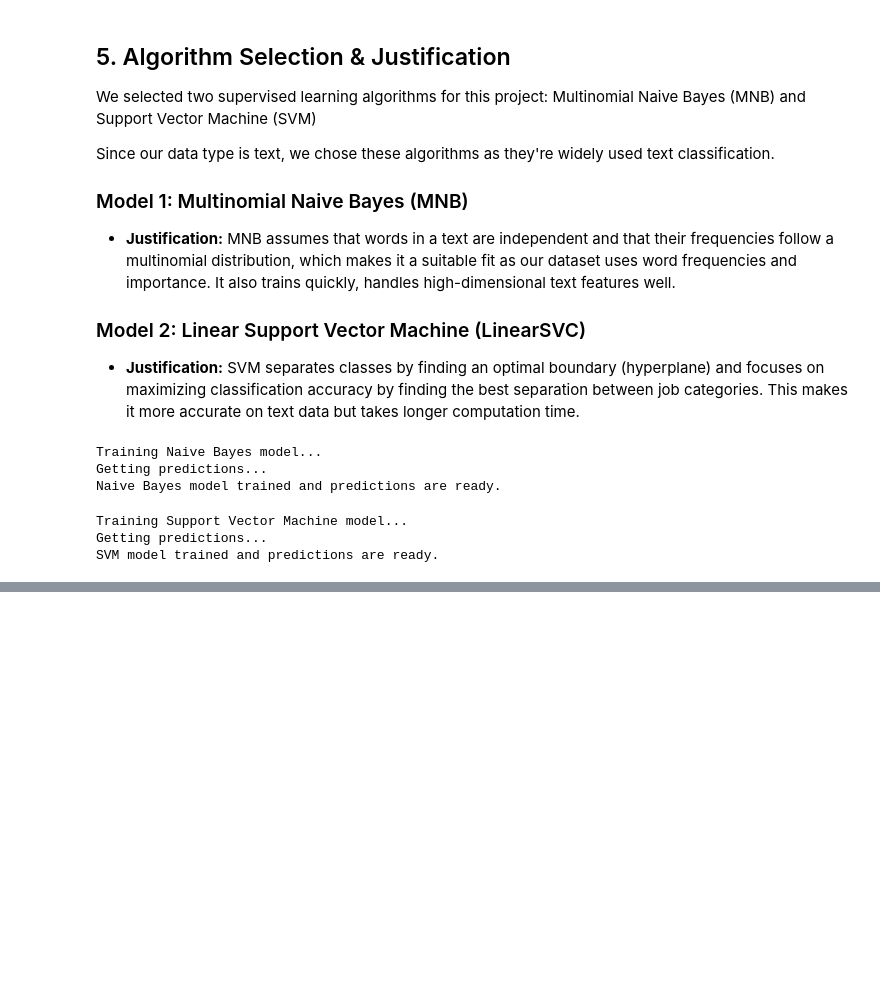
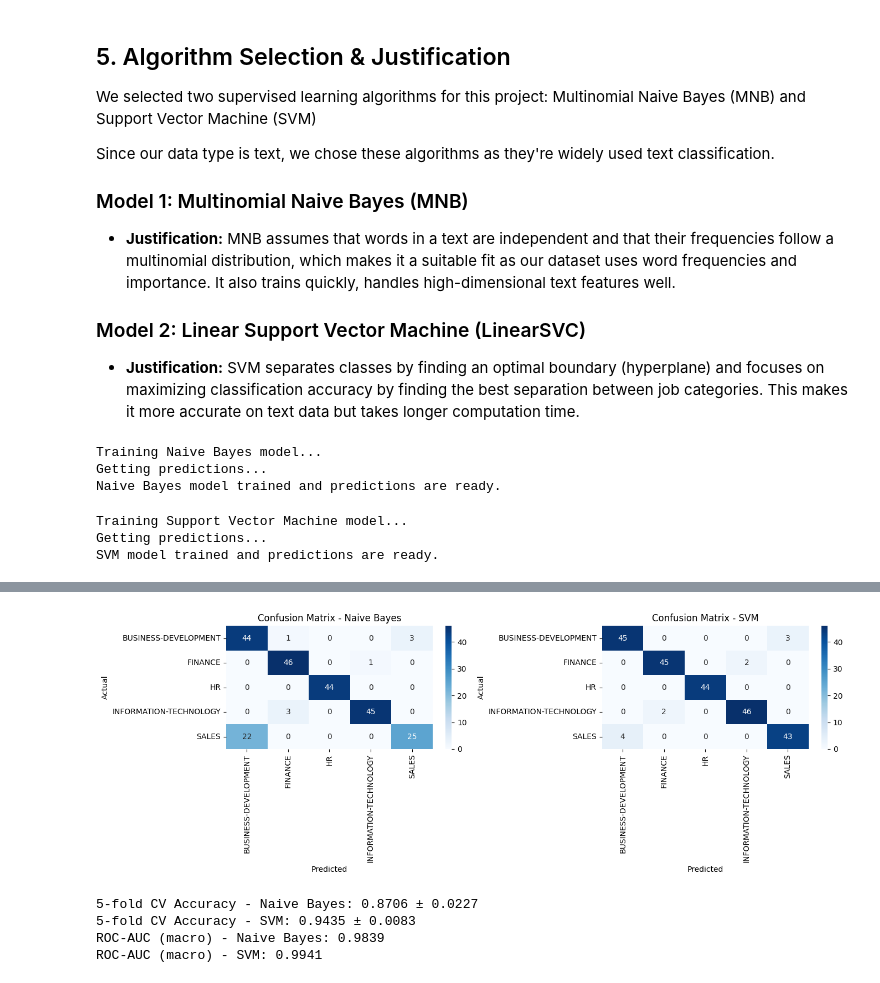
Before and after one commit to RanaaAlanezi/SWE485-Project-Group7, a Jupyter notebook: Supervised_Learning/Phase2_Supervised_Learning.ipynb, the cells around one changed output, grey strips where cells are left out. Drawn from its saved outputs; the diff is of its cells as text; code cells hidden in the pictures; blank space fills up the shorter version.

```diff
--- a/Supervised_Learning/Phase2_Supervised_Learning.ipynb
+++ b/Supervised_Learning/Phase2_Supervised_Learning.ipynb
@@ -164,3 +164,69 @@ Getting predictions...
 SVM model trained and predictions are ready.
 # %%
 ## 8. Evaluation & Comparison
+
+# Compute metrics and compare model performance
+from sklearn.metrics import accuracy_score, classification_report, confusion_matrix, roc_auc_score
+from sklearn.preprocessing import label_binarize
+from sklearn.model_selection import cross_val_score
+import matplotlib.pyplot as plt
+import seaborn as sns
+
+# Accuracy
+acc_nb = accuracy_score(y_test, y_pred_nb)
+acc_svm = accuracy_score(y_test, y_pred_svm)
+
+print("🔹 Accuracy - Naive Bayes: {:.4f}".format(acc_nb))
+print("🔹 Accuracy - SVM: {:.4f}\n".format(acc_svm))
+
+# Classification report
+print("Classification Report - Naive Bayes")
+print(classification_report(y_test, y_pred_nb, zero_division=0))
+
+print("Classification Report - SVM")
+print(classification_report(y_test, y_pred_svm, zero_division=0))
+
+# Confusion matrices
+labels = sorted(y.unique())
+cm_nb = confusion_matrix(y_test, y_pred_nb, labels=labels)
+cm_svm = confusion_matrix(y_test, y_pred_svm, labels=labels)
+
+fig, axes = plt.subplots(1, 2, figsize=(14, 5))
+sns.heatmap(cm_nb, annot=True, fmt='d', ax=axes[0], xticklabels=labels, yticklabels=labels, cmap='Blues')
+axes[0].set_title('Confusion Matrix - Naive Bayes')
+axes[0].set_xlabel('Predicted'); axes[0].set_ylabel('Actual')
+
+sns.heatmap(cm_svm, annot=True, fmt='d', ax=axes[1], xticklabels=labels, yticklabels=labels, cmap='Blues')
+axes[1].set_title('Confusion Matrix - SVM')
+axes[1].set_xlabel('Predicted'); axes[1].set_ylabel('Actual')
+
+plt.tight_layout()
+plt.show()
+
+# Cross-validation
+cv_scores_nb = cross_val_score(pipeline_nb, X, y, cv=5, scoring='accuracy')
+cv_scores_svm = cross_val_score(pipeline_svm, X, y, cv=5, scoring='accuracy')
+
+print("5-fold CV Accuracy - Naive Bayes: {:.4f} ± {:.4f}".format(cv_scores_nb.mean(), cv_scores_nb.std()))
+print("5-fold CV Accuracy - SVM: {:.4f} ± {:.4f}".format(cv_scores_svm.mean(), cv_scores_svm.std()))
+
+# ROC-AUC (macro, multiclass)
+classes = sorted(y.unique())
+y_test_bin = label_binarize(y_test, classes=classes)
+
+# NB ROC-AUC
+try:
+    y_score_nb = pipeline_nb.predict_proba(X_test)
+    roc_nb = roc_auc_score(y_test_bin, y_score_nb, average='macro', multi_class='ovr')
+    print("ROC-AUC (macro) - Naive Bayes: {:.4f}".format(roc_nb))
+except Exception as e:
+    print("Could not compute ROC-AUC for NB:", e)
+
+# SVM ROC-AUC
+try:
+    y_score_svm = pipeline_svm.decision_function(X_test)
+    roc_svm = roc_auc_score(y_test_bin, y_score_svm, average='macro', multi_class='ovr')
+    print("ROC-AUC (macro) - SVM: {:.4f}".format(roc_svm))
+except Exception as e:
+    print("Could not compute ROC-AUC for SVM:", e)
+# %% [output]
@@ -167,2 +250,7 @@ SVM model trained and predictions are ready.
+[figure, added]
+5-fold CV Accuracy - Naive Bayes: 0.8706 ± 0.0227
+5-fold CV Accuracy - SVM: 0.9435 ± 0.0083
+ROC-AUC (macro) - Naive Bayes: 0.9839
+ROC-AUC (macro) - SVM: 0.9941
 # %%
 ## 9. Results Interpretation
```
Also changed, not shown: parts of 3 cells of this notebook.
